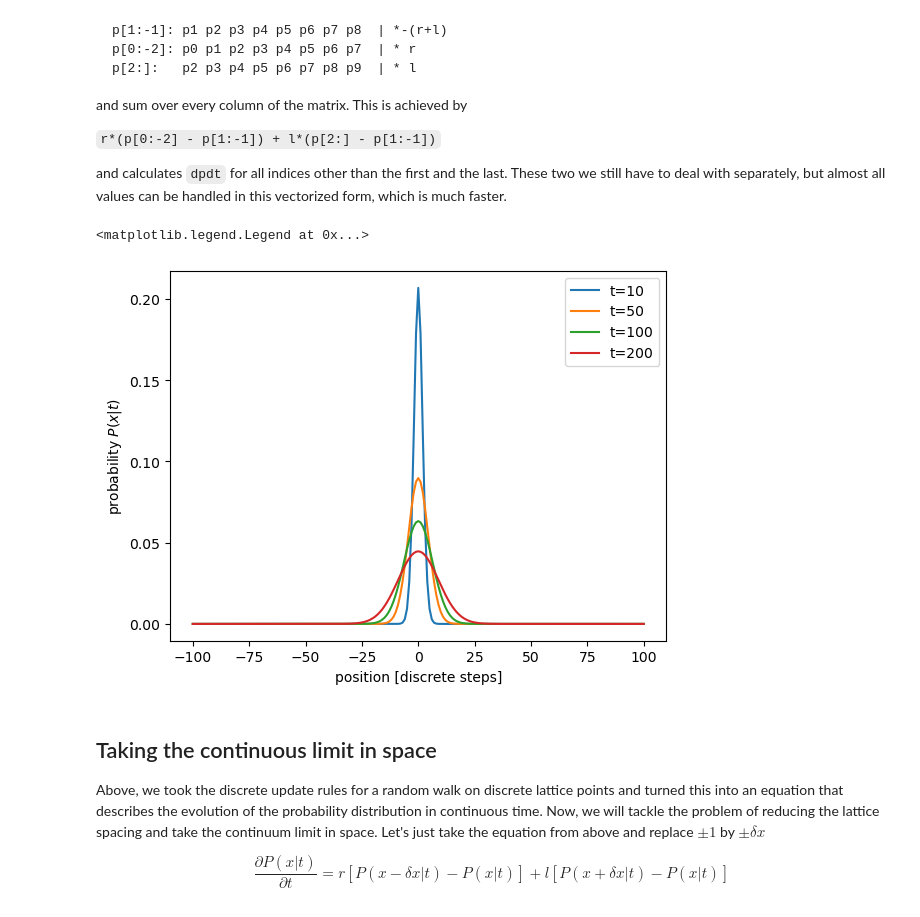
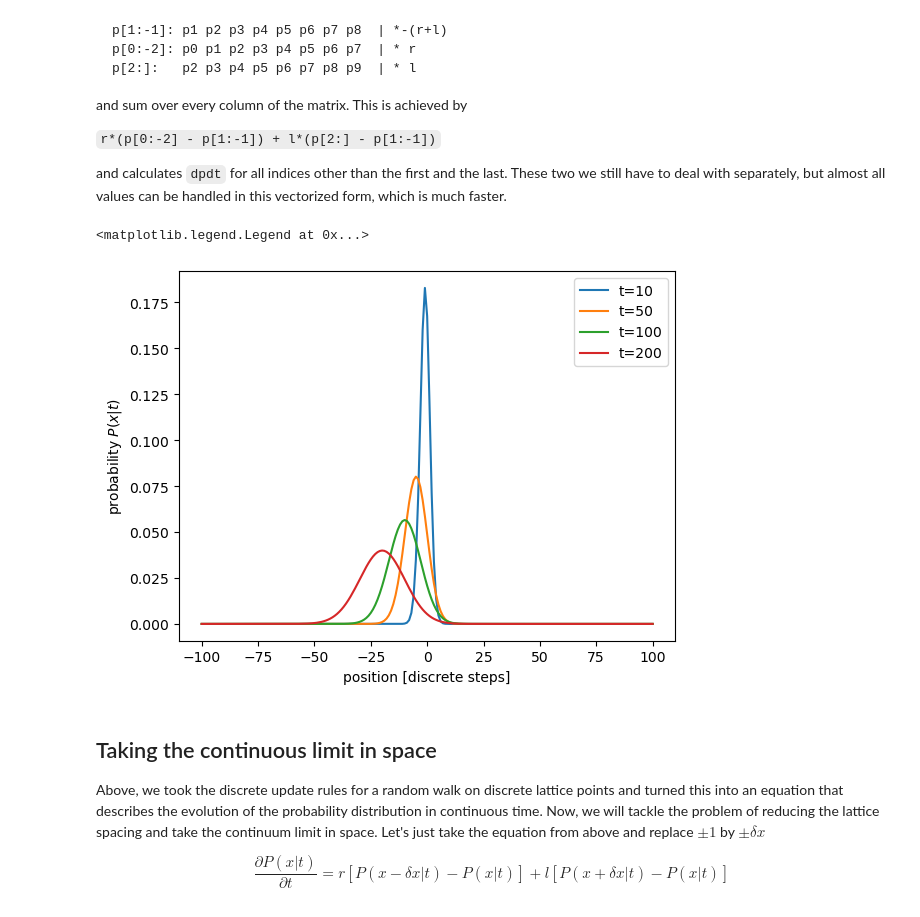
Before and after one commit to neherlab/PoL1-course-materials, a Jupyter notebook: notebooks/lecture04b_DiffusionEquation.ipynb, the cells around one changed output. Cells and saved outputs as stored; diff of their text form; code cells hidden in the pictures.

```diff
--- a/notebooks/lecture04b_DiffusionEquation.ipynb
+++ b/notebooks/lecture04b_DiffusionEquation.ipynb
@@ -147,35 +144,35 @@ p = np.zeros_like(x, dtype=float)
 p[100] = 1 # this position corresponds to x=0
 
 # define the hopping rates. Note these have units 1/time and don't need to add up to one
 r = 0.2
-l = 0.2
+l = 0.3
 
 # define the derivative
 def dpdt(p, r, l):
     dp = np.zeros_like(p)
     # for an array a=[0,1,2,3,4], a[1:] is [1,2,3,4] (everything but the first)
     # and a[:-1] is [0,1,2,3] (everything but the last)
     dp[1:-1] += r*(p[:-2] - p[1:-1]) + l*(p[2:] - p[1:-1])
     dp[0] += l*p[1] - r*p[0]
     dp[-1] += r*p[-2] - l*p[-1]
 
     return dp
 
 # the actual solution of the equation
 dt = 0.01
 t=0
 for tmax in [10,50,100,200]:
     while (t<tmax):
         p += dt*dpdt(p,r,l)
         t += dt
     plt.plot(x,p, label=f't={tmax}')
 
 plt.xlabel('position [discrete steps]')
 plt.ylabel('probability $P(x|t)$')
 plt.legend()
 # %% [output]
 <matplotlib.legend.Legend at 0x...>
-[figure, old version]
+[figure, new version]
 # %% [markdown]
 ## Taking the continuous limit in space
 
```
Also changed, not shown: parts of 3 cells of this notebook, 3 other files.
